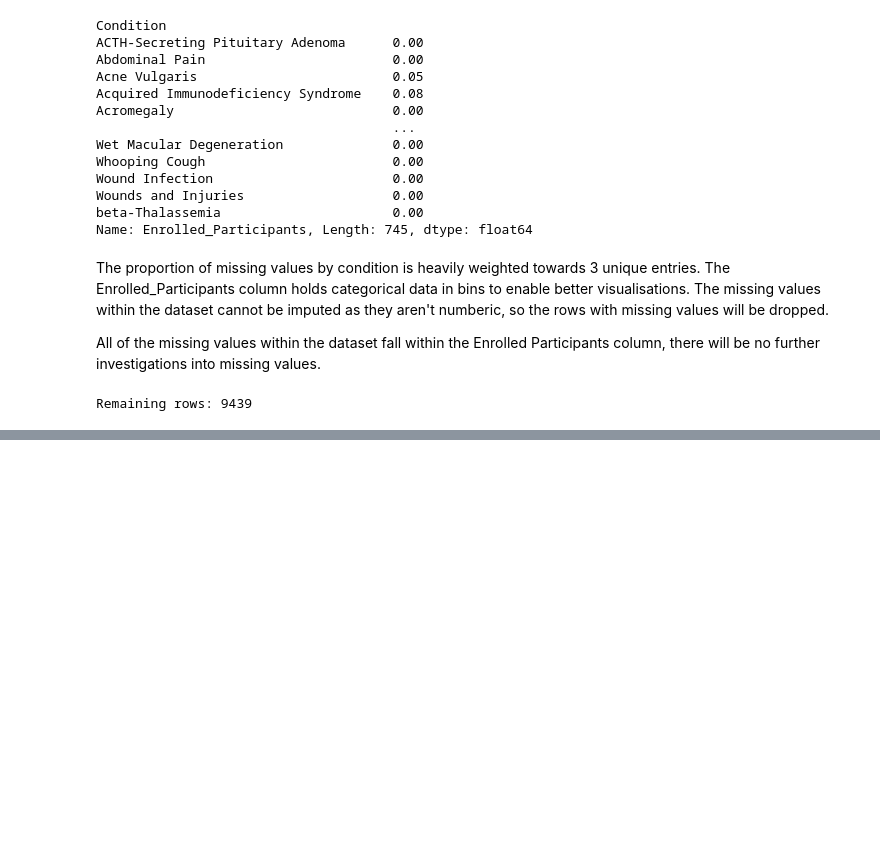
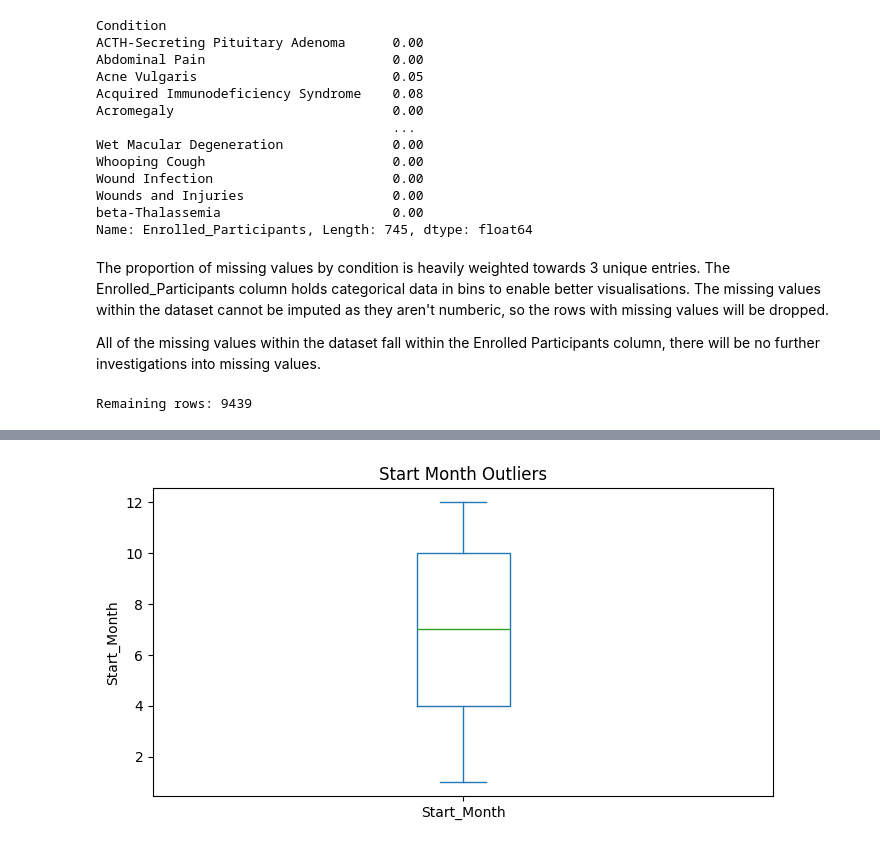
Before and after one commit to ksharpe-byte/clinical-trial-trends, a Jupyter notebook: jupyter_notebooks/eda.ipynb, the cells around one changed output, grey strips where cells are left out. Drawn from its saved outputs; the diff is of its cells as text; code cells hidden in the pictures; blank space fills up the shorter version.

```diff
--- a/jupyter_notebooks/eda.ipynb
+++ b/jupyter_notebooks/eda.ipynb
@@ -266,0 +277,8 @@ Remaining rows: 9439
+# %%
+plt.figure(figsize=(8, 4))
+df['Start_Month'].plot(kind='box')
+plt.title('Start Month Outliers')
+plt.ylabel('Start_Month')
+plt.show()
+# %% [output]
+[figure, added]
```
Also changed, not shown: parts of 4 cells of this notebook.
